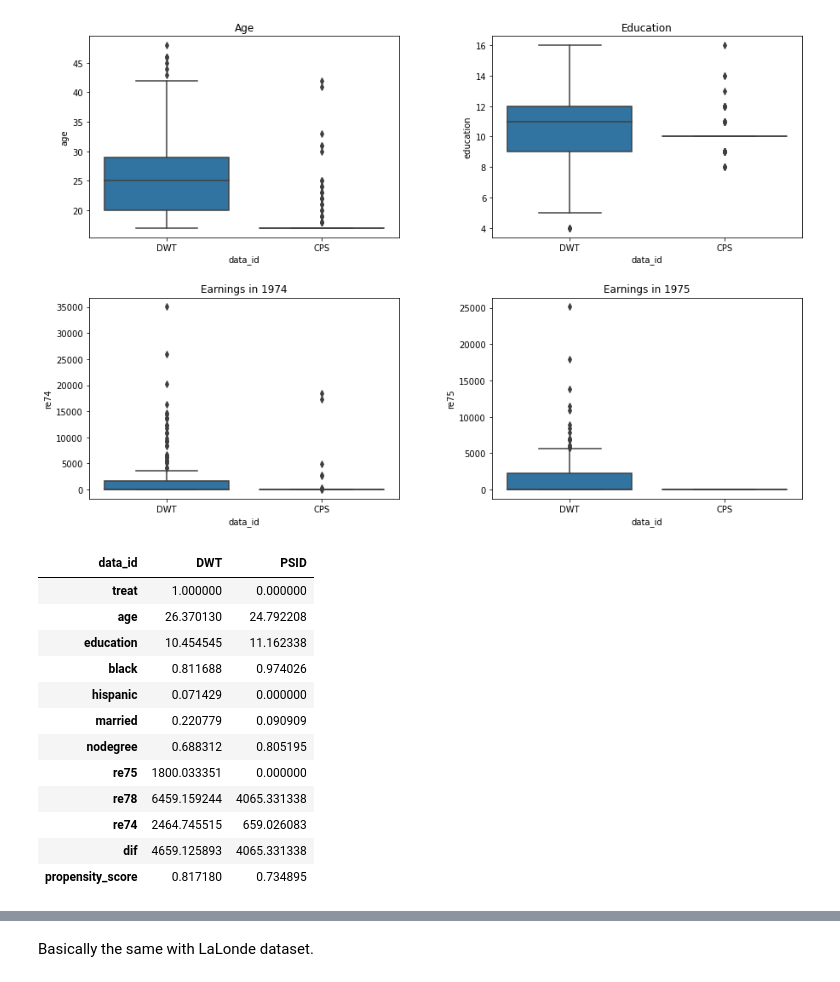
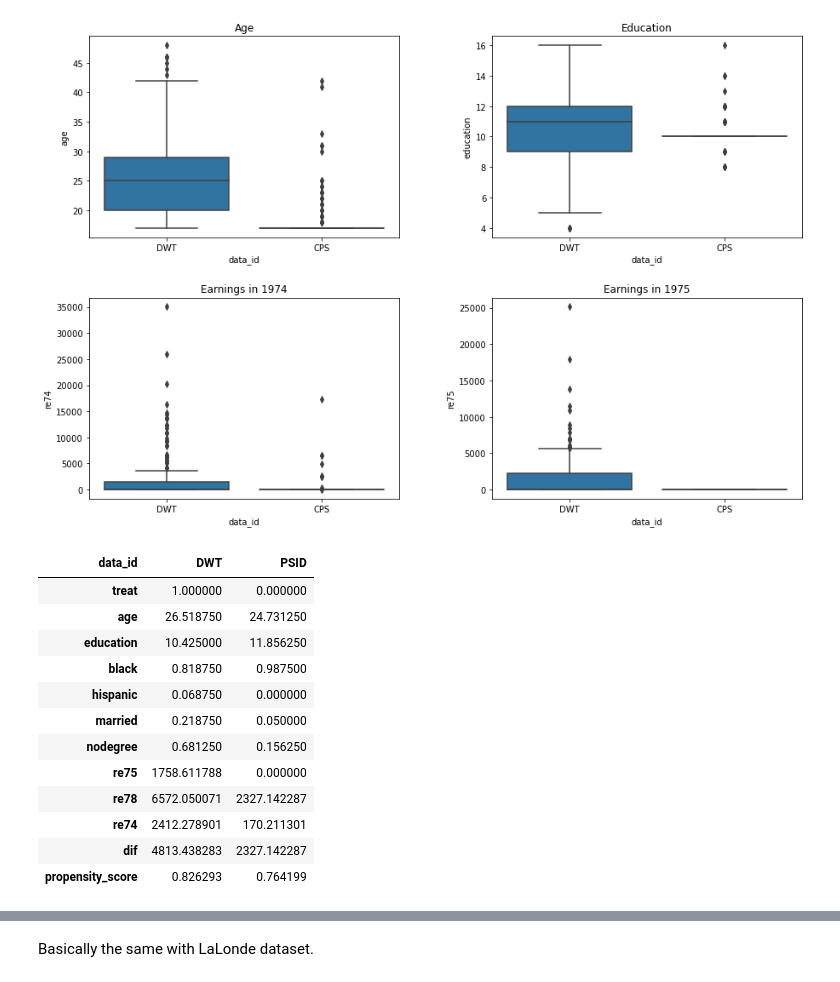
Before and after one commit to Masashi-Yoshioka/570_Project, a Jupyter notebook: 570_Project.ipynb, the cells around one changed output, grey strips where cells are left out. Cells and saved outputs as stored; diff of their text form; code cells hidden in the pictures.

```diff
--- a/570_Project.ipynb
+++ b/570_Project.ipynb
@@ -23,6 +23,6 @@ np.random.seed(570)
 random.seed(570)
 
 pd.set_option('display.max_columns', 100)
-pd.set_option('display.max_rows', 50)
+pd.set_option('display.max_rows', 200)
 # %% [markdown]
 ## 1. Introduction
@@ -808,29 +947,28 @@ fn_boxplots(df = df_matched_treat, re74 = True)
 # %% [output]
 [figure]
 # %%
-X, D = fn_generate_variables(outcome = None, df = df_DWT_PSID)
+phat_RF_DWT_PSID = fn_propensity_score(treat_id = 'DWT', control_id = 'PSID', df = df, method = 'RF',
+                                       param_grid = param_grid)
 
-phat_RF_DWT_PSID = fn_propensity_score(X, D, method = 'RF', param_grid = param_grid)
-
-df_matched = fn_generate_df_matched(df = df_DWT_PSID, prop = phat_RF_DWT_PSID, outcome = 'dif',
-                                    n_neighbors = 1, caliper = np.inf)
+df_matched = fn_generate_df_matched(treat_id = 'DWT', control_id = 'PSID', outcome = 'dif', df = df,
+                                    prop = phat_RF_DWT_PSID, n_neighbors = 1)
 
 df_matched_treat = fn_generate_df_matched_treat(df_matched = df_matched, treat_id = 'DWT')
 fn_mean_by_group(df_matched_treat = df_matched_treat, treat_id = 'DWT')
 # %% [output]
 | data_id | DWT | PSID |
 | treat | 1.000000 | 0.000000 |
-| age | 26.370130 | 24.792208 |
-| education | 10.454545 | 11.162338 |
-| black | 0.811688 | 0.974026 |
-| hispanic | 0.071429 | 0.000000 |
-| married | 0.220779 | 0.090909 |
-| nodegree | 0.688312 | 0.805195 |
-| re75 | 1800.033351 | 0.000000 |
-| re78 | 6459.159244 | 4065.331338 |
-| re74 | 2464.745515 | 659.026083 |
-| dif | 4659.125893 | 4065.331338 |
-| propensity_score | 0.817180 | 0.734895 |
+| age | 26.518750 | 24.731250 |
+| education | 10.425000 | 11.856250 |
+| black | 0.818750 | 0.987500 |
+| hispanic | 0.068750 | 0.000000 |
+| married | 0.218750 | 0.050000 |
+| nodegree | 0.681250 | 0.156250 |
+| re75 | 1758.611788 | 0.000000 |
+| re78 | 6572.050071 | 2327.142287 |
+| re74 | 2412.278901 | 170.211301 |
+| dif | 4813.438283 | 2327.142287 |
+| propensity_score | 0.826293 | 0.764199 |
 # %%
 # Boxplots
 fn_boxplots(df = df_matched_treat, re74 = True)
```
Also changed, not shown: parts of 125 cells of this notebook, 4 other files.
